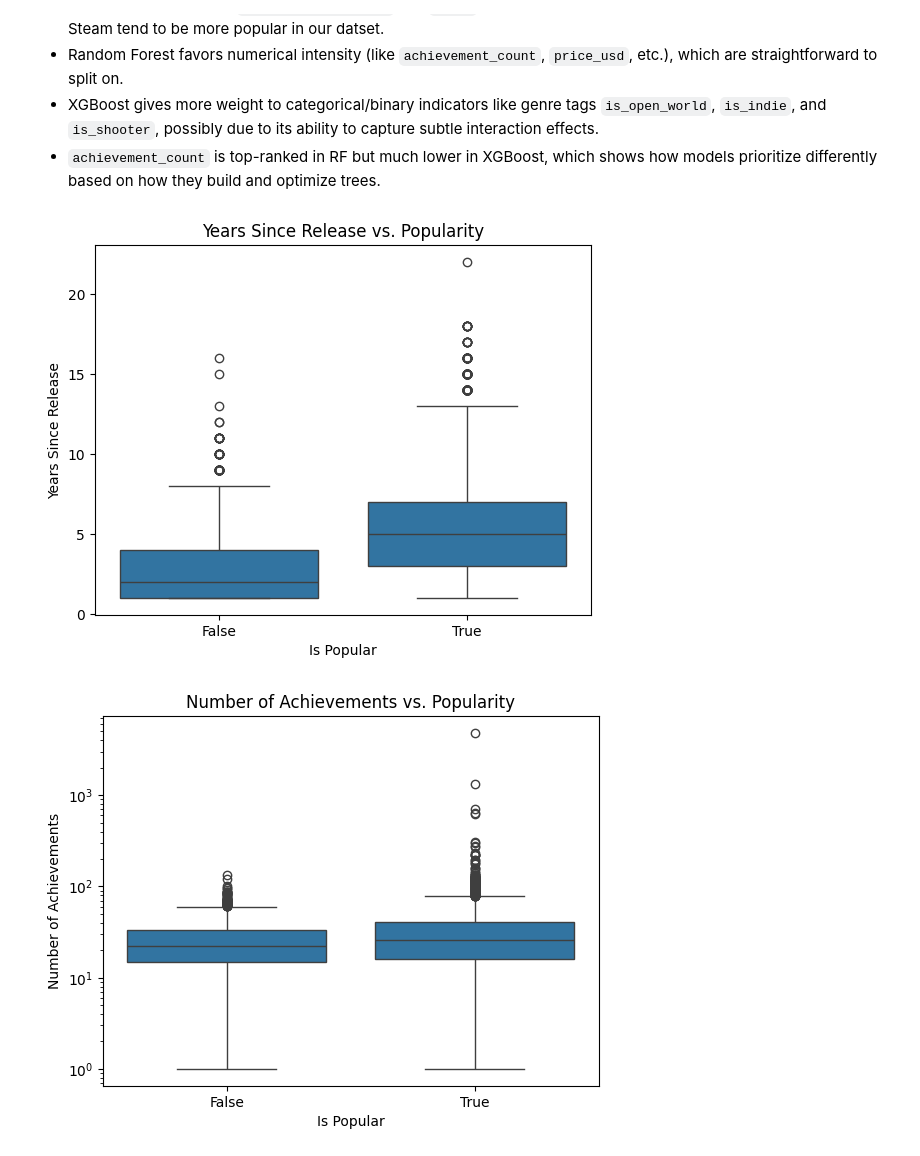
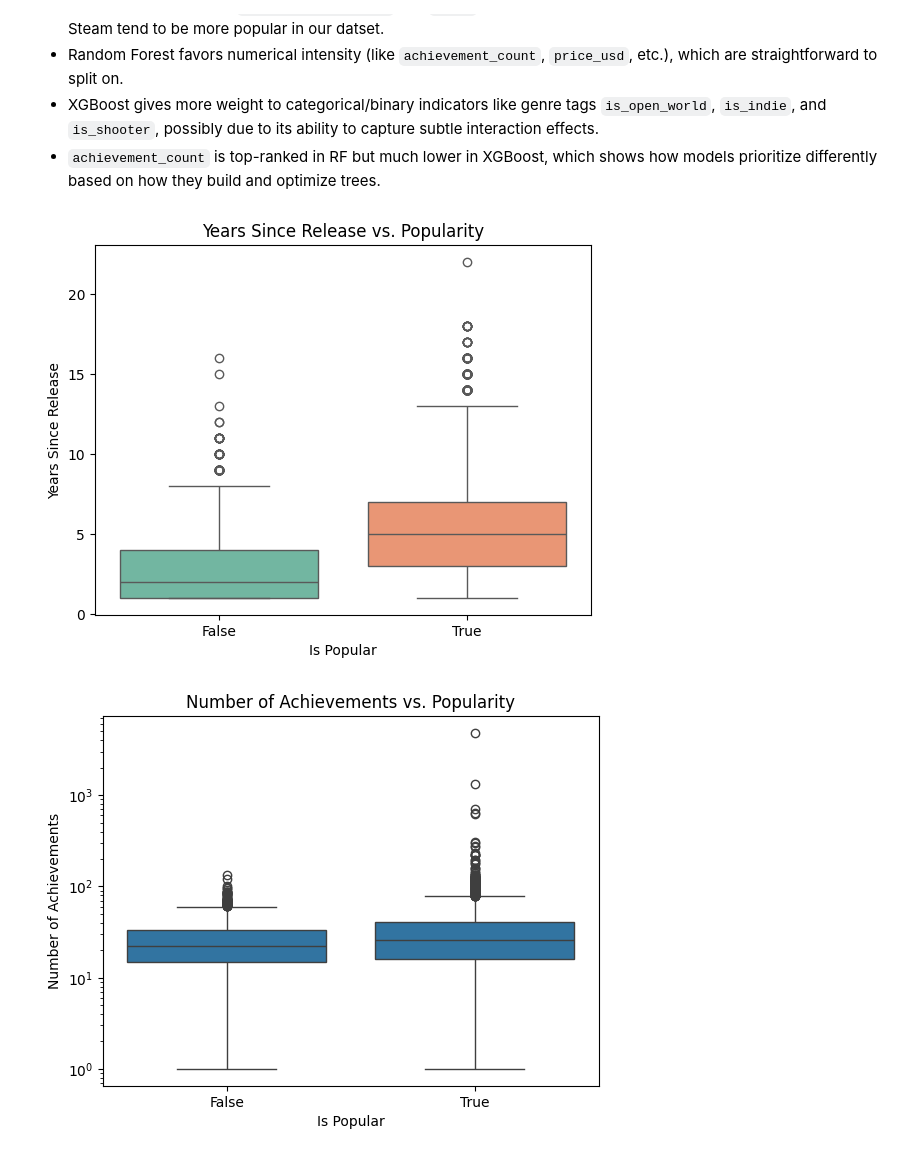
Before and after one commit to yfsongum/video_games_analysis_2025, a Jupyter notebook: SI_618_Project.ipynb, the cells around one changed output. Cells and saved outputs as stored; diff of their text form; code cells hidden in the pictures.

```diff
--- a/SI_618_Project.ipynb
+++ b/SI_618_Project.ipynb
@@ -3329,11 +3317,11 @@ Interpretation:
 - XGBoost gives more weight to categorical/binary indicators like genre tags `is_open_world`, `is_indie`, and `is_shooter`, possibly due to its ability to capture subtle interaction effects.
 - `achievement_count` is top-ranked in RF but much lower in XGBoost, which shows how models prioritize differently based on how they build and optimize trees.
 # %%
-sns.boxplot(x="is_popular", y="years_since_release", data=df)
+sns.boxplot(x="is_popular", y="years_since_release", data=df2, palette="Set2")
 plt.title("Years Since Release vs. Popularity")
 plt.xlabel("Is Popular")
 plt.ylabel("Years Since Release")
 plt.show()
 # %% [output]
-[figure, old version]
+[figure, new version]
 # %%
```
Also changed, not shown: parts of 32 cells of this notebook.
